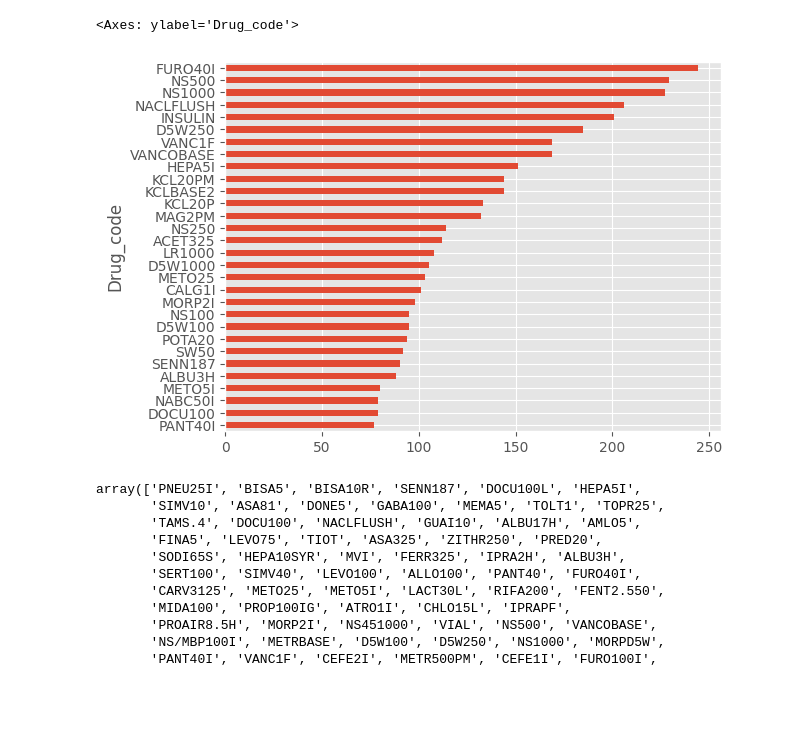
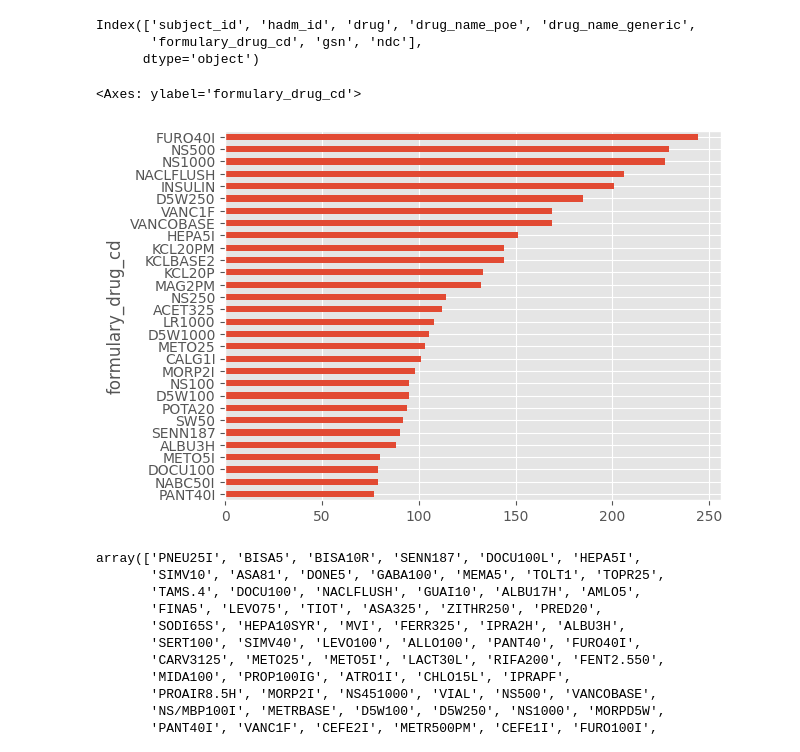
Before and after one commit to FerriVinicius/Projeto-E, a Jupyter notebook: G6_PROJETO_E.ipynb, the cells around one changed output. Saved outputs shown, nothing was run; the diff lists cells and outputs as text; code cells hidden in the pictures; blank space fills up the shorter version.

```diff
--- a/G6_PROJETO_E.ipynb
+++ b/G6_PROJETO_E.ipynb
@@ -35,43 +25,46 @@ for col in df.columns:
 # %%
+#FILTRANDO AS COLUNAS IMPORTANTES PARA ANÁLISES
 df = df[[#'row_id',
             'subject_id',
             'hadm_id', #'icustay_id',
-            'startdate', 'enddate',
-            'drug_type', 'drug', 'drug_name_poe', 'drug_name_generic',
+            #'startdate', 'enddate',
+            #'drug_type',
+            'drug', 'drug_name_poe', 'drug_name_generic',
             'formulary_drug_cd',
-            'gsn', #'ndc',
-            'prod_strength', 'dose_val_rx',
-            'dose_unit_rx', #'form_val_disp', 'form_unit_disp',
-            'route'
+            'gsn', 'ndc',
+            #'prod_strength', 'dose_val_rx',
+            #'dose_unit_rx', 'form_val_disp', 'form_unit_disp',
+            #'route'
             ]].copy()
 
 df2 = df2[[#'row_id',
-            'subject_id', 'hadm_id', 'admittime', 'dischtime',
-            'deathtime', 'admission_type', #'admission_location',
+            'subject_id', #'hadm_id', #'admittime', 'dischtime',
+            'deathtime', #'admission_type', #'admission_location',
             #'discharge_location', 'insurance', 'language', 'religion',
             #'marital_status', 'ethnicity', 'edregtime', 'edouttime', 'diagnosis',
             #'hospital_expire_flag', 'has_chartevents_data'
             ]].copy()
+# %%
+print(df.columns)
+# %% [output]
+Index(['subject_id', 'hadm_id', 'drug', 'drug_name_poe', 'drug_name_generic',
+       'formulary_drug_cd', 'gsn', 'ndc'],
+      dtype='object')
 # %%
+#RENOMEANDO COLUNAS PARA MELHOR VISUALIZAÇÃO
 df = df.rename(columns={'subject_id':"ID_Patient",
                             'hadm_id':'ID_medical_record',
-                            'startdate':"Start_date",
-                            'enddate':"End_date",
-                            'drug_type':'Drug_type',
                             'drug':'Popular_drug_name',
                             'drug_name_poe':'Commercial_drug_name',
                             'drug_name_generic':'Generic_drug_name',
                             'formulary_drug_cd':'Drug_code',
-                            'prod_strength':"Dose_strength",
-                            'dose_val_rx':'Dose_value',
-                            'dose_unit_rx':"Dose_unit",
-                            'route':'Administration'})
+                            'gsn':'gsn',
+                            'ndc':'ndc'
+                            })
-# %%
-df["Start_date"] = pd.to_datetime(df["Start_date"])
-df["End_date"] = pd.to_datetime(df["End_date"])
 # %%
-df["Drug_code"].value_counts().head(30).sort_values().plot(kind="barh", )
+#30 DROGAS MAIS PRESCRITAS
+df["formulary_drug_cd"].value_counts().head(30).sort_values().plot(kind="barh", )
 # %% [output]
-<Axes: ylabel='Drug_code'>
+<Axes: ylabel='formulary_drug_cd'>
-[figure, old version]
+[figure, new version]
 # %%
```
Also changed, not shown: parts of 18 cells of this notebook.
